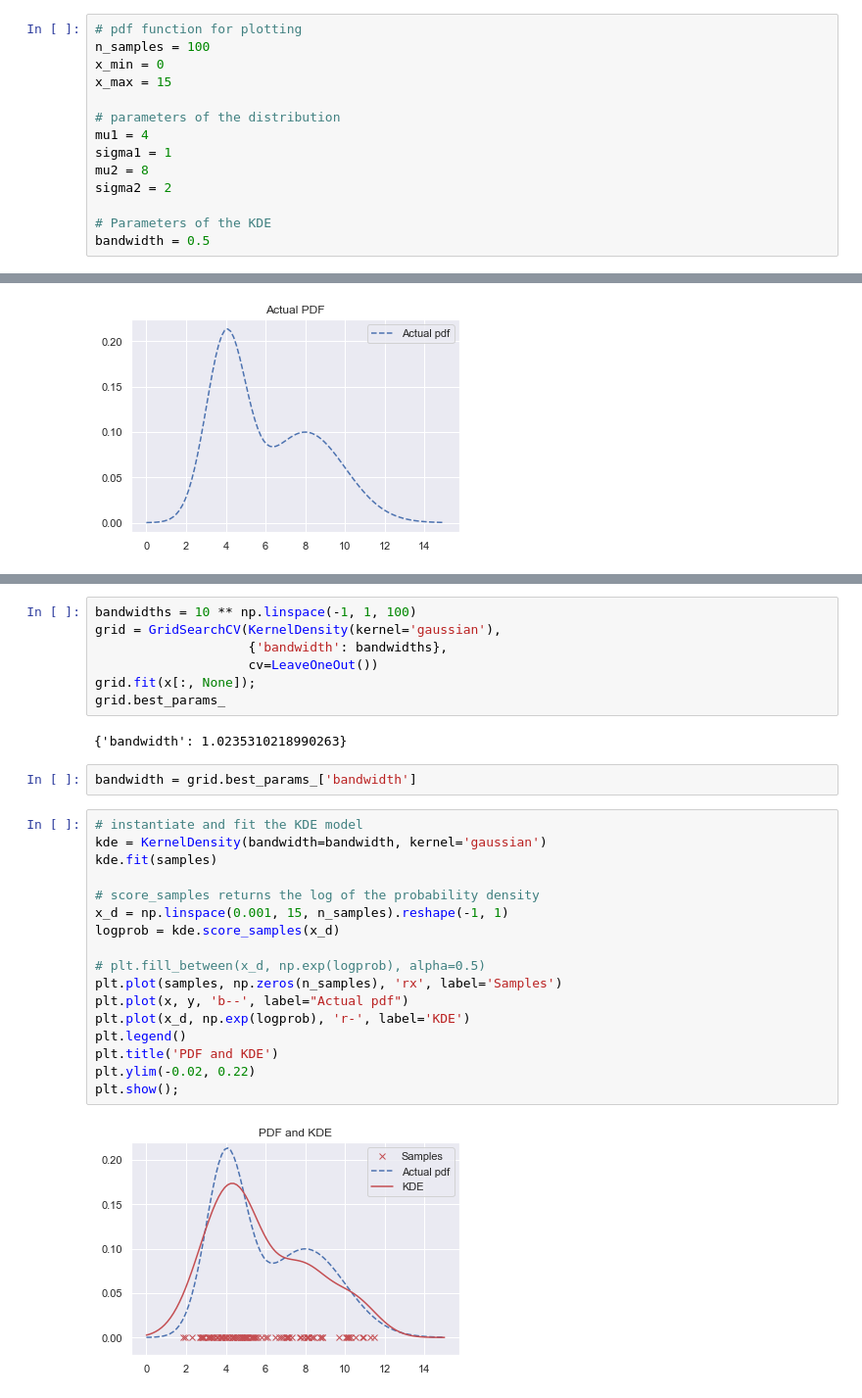
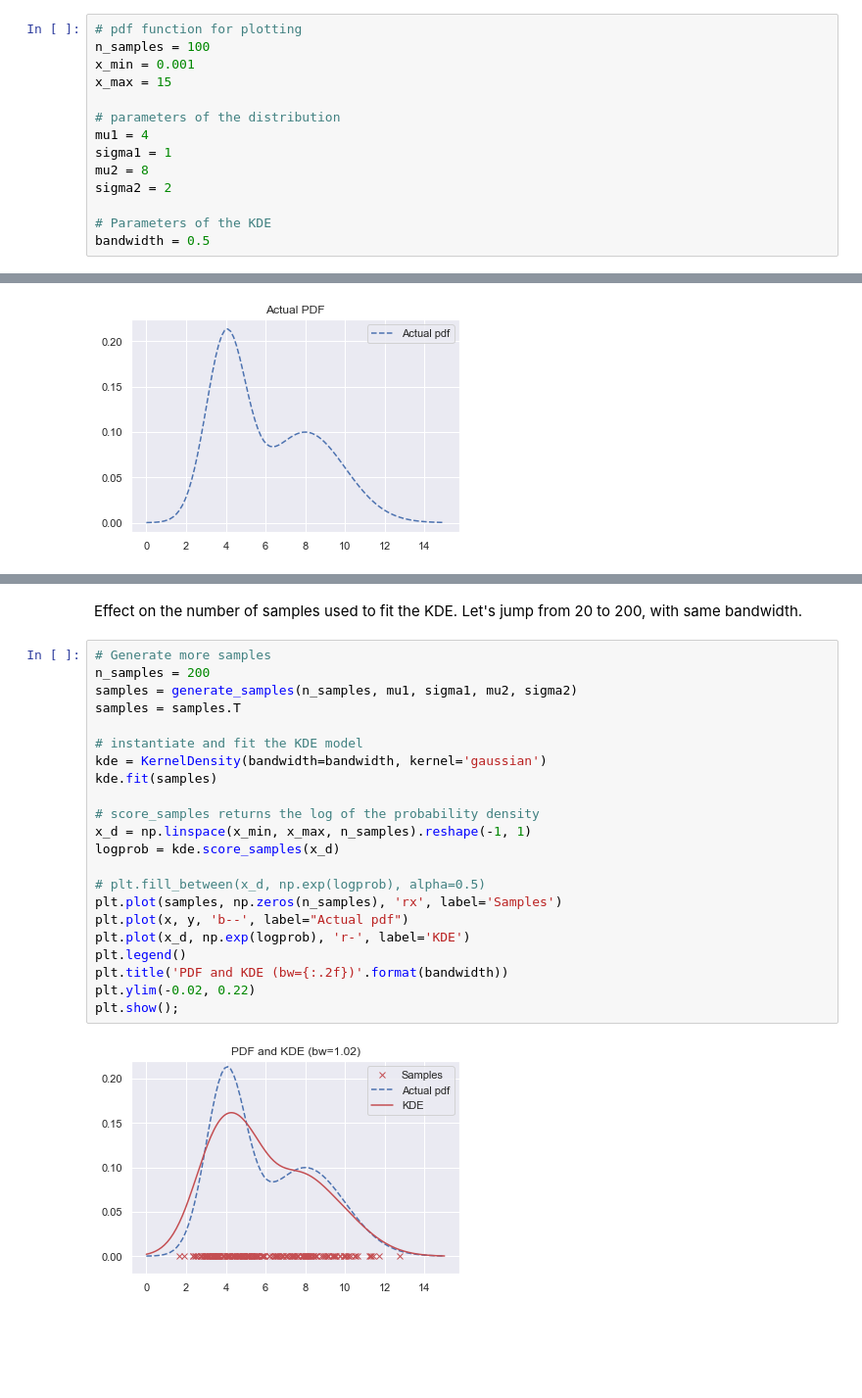
Before and after one commit to renero/class_notebooks, a Jupyter notebook: KDE.ipynb, the cells around one changed output, grey strips where cells are left out. Shown at 98% size. Cells and saved outputs as stored; diff of their text form; blank space fills up the shorter version.

```diff
--- a/KDE.ipynb
+++ b/KDE.ipynb
@@ -19,7 +21,7 @@ warnings.simplefilter(action='ignore')
 # %%
 # pdf function for plotting
 n_samples = 100
-x_min = 0
+x_min = 0.001
 x_max = 15
 
 # parameters of the distribution
@@ -81,30 +120,26 @@ plt.show();
-# %%
-bandwidths = 10 ** np.linspace(-1, 1, 100)
-grid = GridSearchCV(KernelDensity(kernel='gaussian'),
-                    {'bandwidth': bandwidths},
-                    cv=LeaveOneOut())
-grid.fit(x[:, None]);
-grid.best_params_
-# %% [output]
-{'bandwidth': 1.0235310218990263}
-# %%
-bandwidth = grid.best_params_['bandwidth']
+# %% [markdown]
+Effect on the number of samples used to fit the KDE. Let's jump from 20 to 200, with same bandwidth.
 # %%
+# Generate more samples
+n_samples = 200
+samples = generate_samples(n_samples, mu1, sigma1, mu2, sigma2)
+samples = samples.T
+
 # instantiate and fit the KDE model
 kde = KernelDensity(bandwidth=bandwidth, kernel='gaussian')
 kde.fit(samples)
 
 # score_samples returns the log of the probability density
-x_d = np.linspace(0.001, 15, n_samples).reshape(-1, 1)
+x_d = np.linspace(x_min, x_max, n_samples).reshape(-1, 1)
 logprob = kde.score_samples(x_d)
 
 # plt.fill_between(x_d, np.exp(logprob), alpha=0.5)
 plt.plot(samples, np.zeros(n_samples), 'rx', label='Samples')
 plt.plot(x, y, 'b--', label="Actual pdf")
 plt.plot(x_d, np.exp(logprob), 'r-', label='KDE')
 plt.legend()
-plt.title('PDF and KDE')
+plt.title('PDF and KDE (bw={:.2f})'.format(bandwidth))
 plt.ylim(-0.02, 0.22)
 plt.show();
 # %% [output]
-[figure, old version]
+[figure, new version]
```
Also changed, not shown: parts of 9 cells of this notebook, 4 other files.
